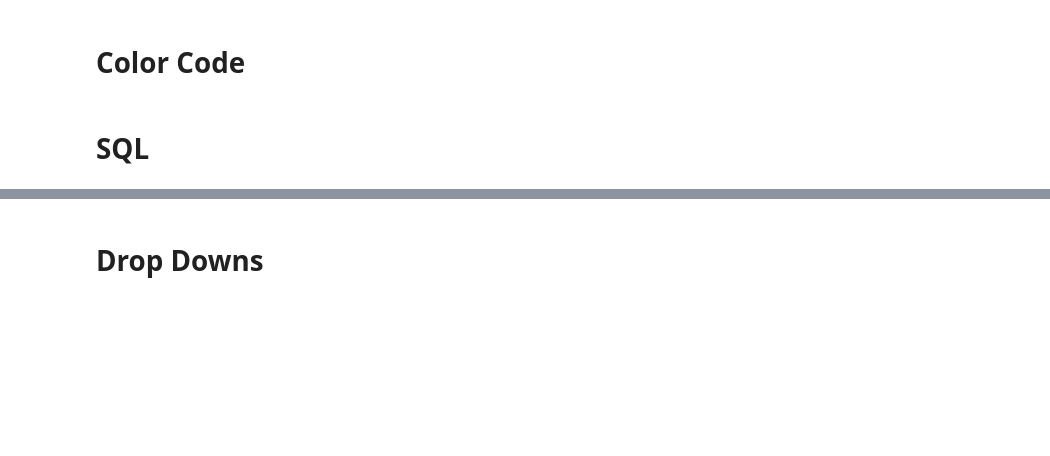
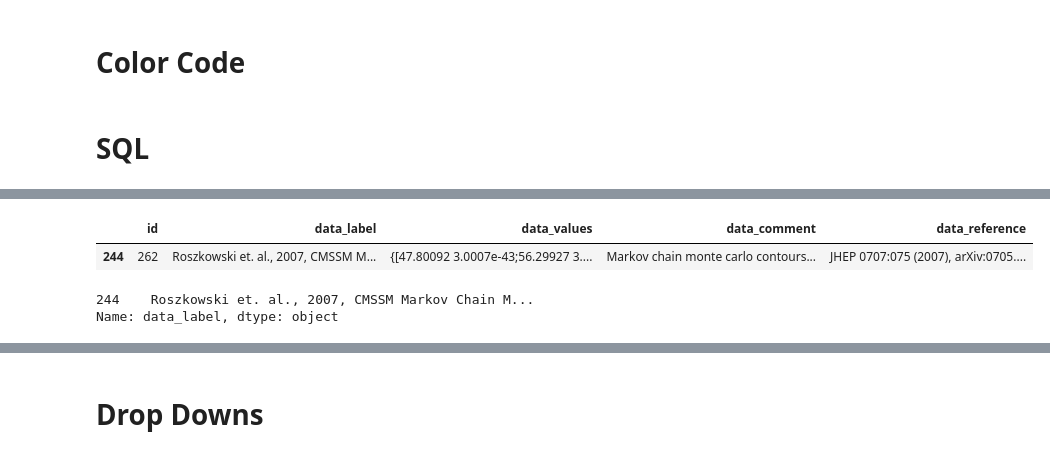
Before and after one commit to dmto0l2022/dmtoolcode1, a Jupyter notebook: Charts/Version1.ipynb, the cells around one changed output, grey strips where cells are left out. Saved outputs shown, nothing was run; the diff lists cells and outputs as text; code cells hidden in the pictures; blank space fills up the shorter version.

```diff
--- a/Charts/Version1.ipynb
+++ b/Charts/Version1.ipynb
@@ -52,9 +97,26 @@ palette = cycle(px.colors.qualitative.Bold)
 # %%
 sqlquery = '''SELECT id,data_label,data_values,data_comment,
 data_reference FROM RubyDB.limits;'''
 
-dv_df = pd.read_sql_query(sqlquery, engine)
-dv_df
+limits_df = pd.read_sql_query(sqlquery, engine)
+limits_df.head(5)
+
+multiresult_df = limits_df[limits_df['id']==262]
+
+multiresult_df
+# %% [output]
+|  | id | data_label | data_values | data_comment | data_reference |
+| 244 | 262 | Roszkowski et. al., 2007, CMSSM M... | {[47.80092 3.0007e-43;56.29927 3.... | Markov chain monte carlo contours... | JHEP 0707:075 (2007), arXiv:0705.... |
+# %%
+#dl = multiresult_df['data_label'][0].astype(str)
+#print(dl)
+#limits_df.loc[limits_df[limits_df['id']==262], 'data_label'].values
+
+
+limits_df[limits_df['id'] == 262]['data_label']
+# %% [output]
+244    Roszkowski et. al., 2007, CMSSM Markov Chain M...
+Name: data_label, dtype: object
 # %%
 
 
```
Also changed, not shown: parts of 32 cells of this notebook.
